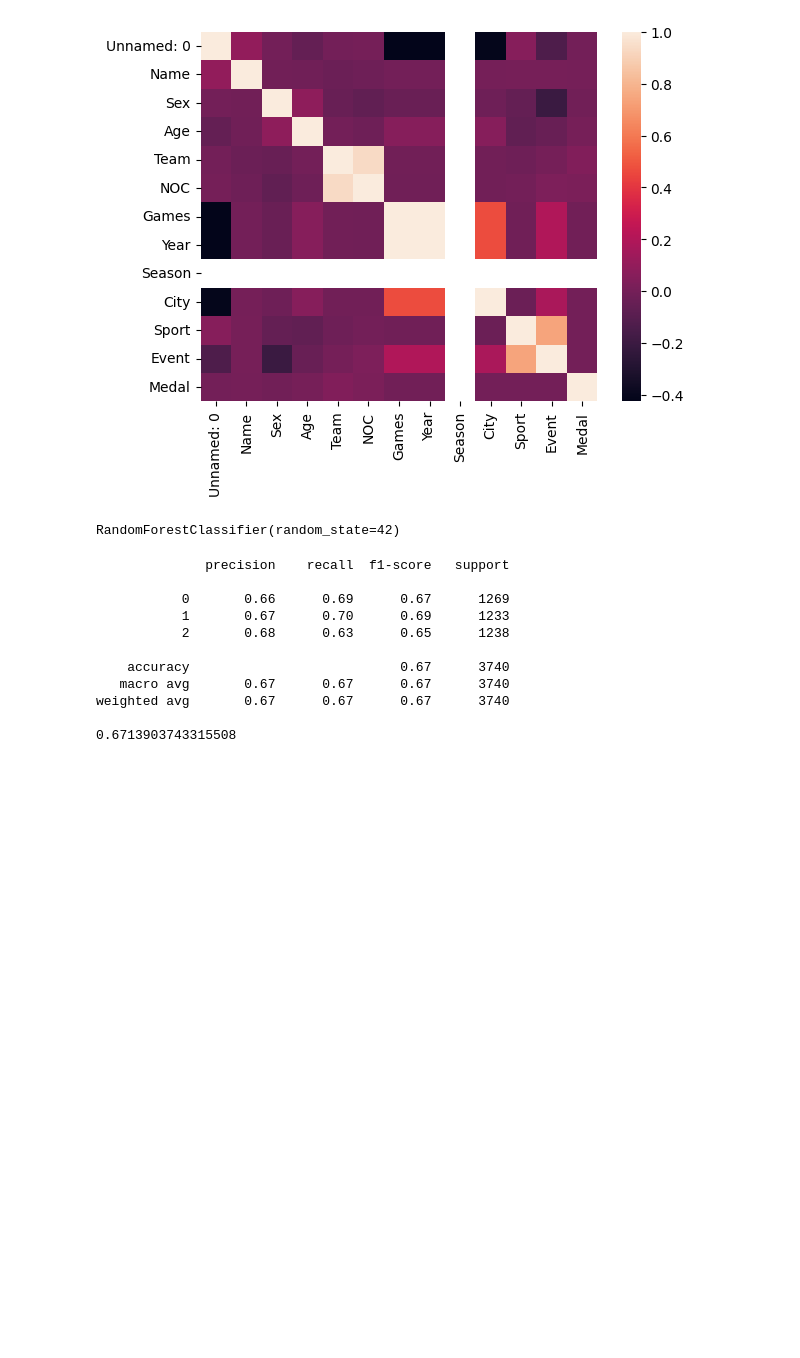
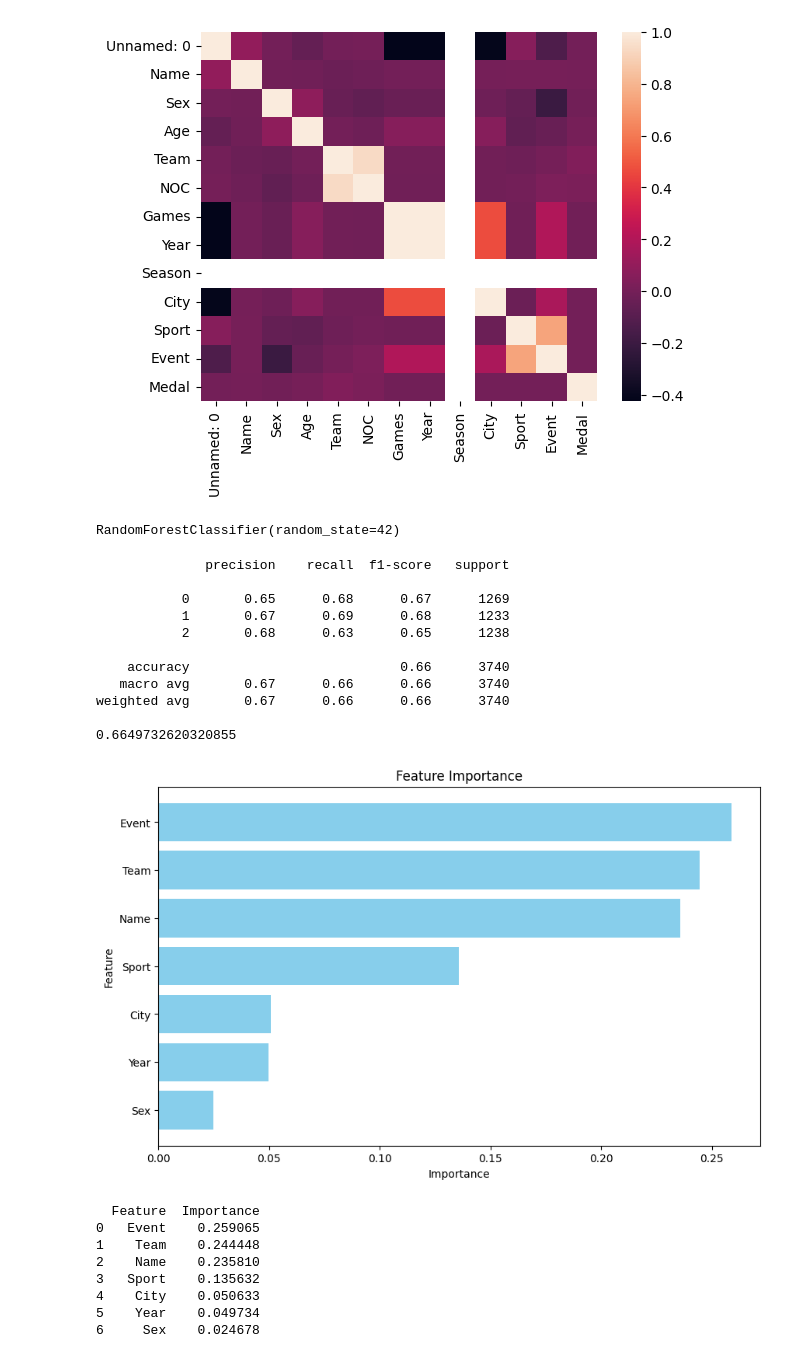
Before and after one commit to LalithaHasaP/Codedex-Hackathon, a Jupyter notebook: Predictive Analysis/last 15 yrs.ipynb, the cells around one changed output. Saved outputs shown, nothing was run; the diff lists cells and outputs as text; code cells hidden in the pictures; blank space fills up the shorter version.

```diff
--- a/Predictive Analysis/last 15 yrs.ipynb
+++ b/Predictive Analysis/last 15 yrs.ipynb
@@ -98,7 +98,7 @@ sns.heatmap(corr)
 [figure]
 # %%
 # Separate features and target
-X = df.drop(columns=['Medal', 'Age'])
+X = df.drop(columns=['Medal', 'Age', 'Unnamed: 0', 'NOC', 'Season', 'Games'])
 y = df['Medal']
 
 # Encode target variable
@@ -127,12 +127,37 @@ print(accuracy_score(y_test, y_pred))
 # %% [output]
               precision    recall  f1-score   support
 
-           0       0.66      0.69      0.67      1269
-           1       0.67      0.70      0.69      1233
+           0       0.65      0.68      0.67      1269
+           1       0.67      0.69      0.68      1233
            2       0.68      0.63      0.65      1238
 
-    accuracy                           0.67      3740
-   macro avg       0.67      0.67      0.67      3740
-weighted avg       0.67      0.67      0.67      3740
+    accuracy                           0.66      3740
+   macro avg       0.67      0.66      0.66      3740
+weighted avg       0.67      0.66      0.66      3740
 
-0.6713903743315508
+0.6649732620320855
+# %%
+feature_importances = model.feature_importances_
+df_importances = pd.DataFrame({'Feature': X.columns, 'Importance': feature_importances})
+df_importances = df_importances.sort_values(by='Importance', ascending=False).reset_index(drop=True)
+
+# Plot feature importances
+plt.figure(figsize=(10, 6))
+plt.barh(df_importances['Feature'], df_importances['Importance'], color='skyblue')
+plt.xlabel('Importance')
+plt.ylabel('Feature')
+plt.title('Feature Importance')
+plt.gca().invert_yaxis()  # Invert y-axis to have the most important feature at the top
+plt.show()
+
+print(df_importances)
+# %% [output]
+[figure, added]
+  Feature  Importance
+0   Event    0.259065
+1    Team    0.244448
+2    Name    0.235810
+3   Sport    0.135632
+4    City    0.050633
+5    Year    0.049734
+6     Sex    0.024678
```
Also changed, not shown: parts of 1 cell of this notebook.
